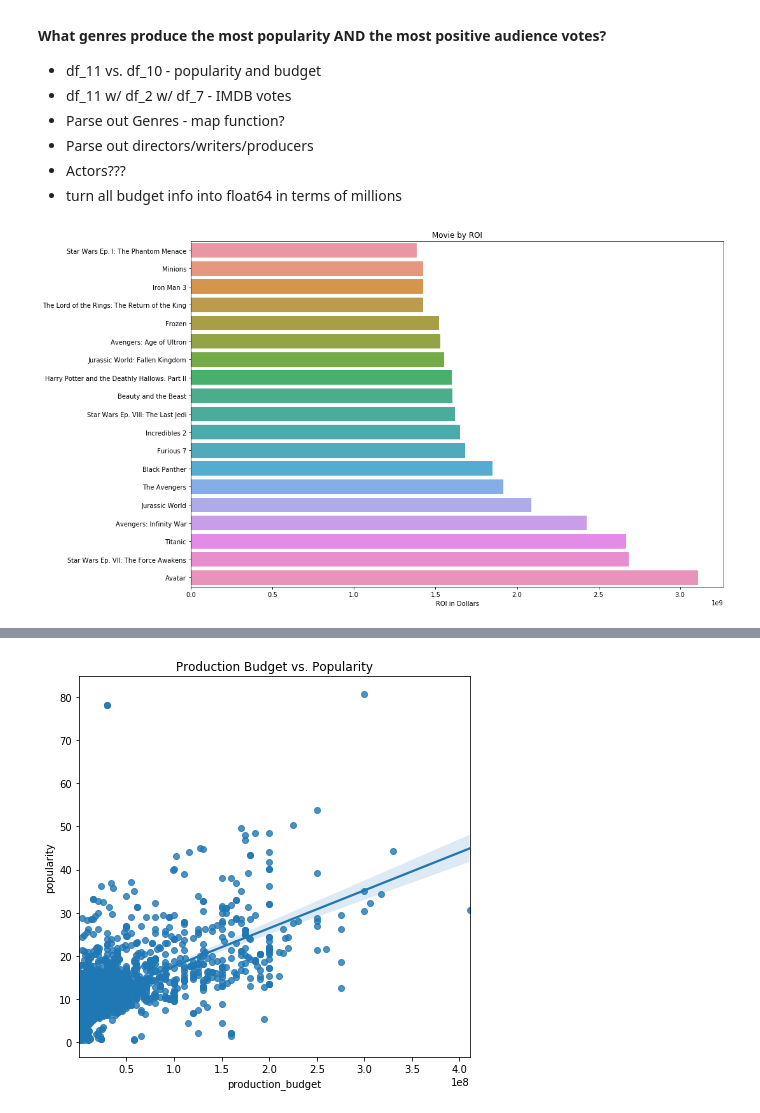
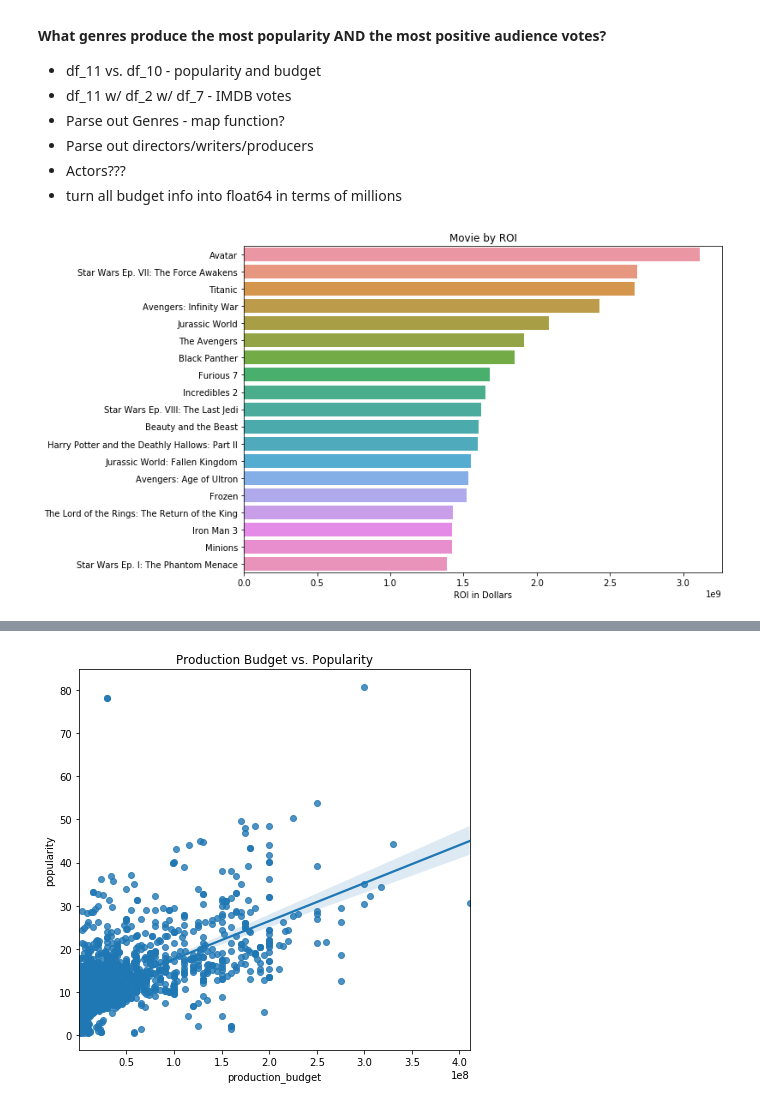
Before and after one commit to andrewkmooney/Movie-Analysis, a Jupyter notebook: Data Exploration Workbook.ipynb, the cells around one changed output, grey strips where cells are left out. Cells and saved outputs as stored; diff of their text form; code cells hidden in the pictures.

```diff
--- a/Data Exploration Workbook.ipynb
+++ b/Data Exploration Workbook.ipynb
@@ -107,7 +107,7 @@ def clean_title(title):
 
     '''
     Takes a string and normalizes it by removing excess symbols that could be ambiguous
-    Also removes any dates attached to titles
+    Also removes any dates attached to titles. These will be added back in during data cleaning.
     '''
 
     c_title = ''
@@ -166,6 +166,6 @@ imdb_df = imdb_df.loc[:,['title_id','title','primary_title','start_year','runtim
 imdb_df['clean_title'] = imdb_df.title.map(lambda x: clean_title(x))
 
 #Renames columns to clean. Splits genres into a list that can be parsed later.
-imdb_df.rename(columns={'start_year':'year','runtime_minutes':'runtime'},inplace=True)
-imdb_df['clean_title'] = imdb_df['clean_title'].str.cat(imdb_df['year'].astype(str),sep=' ')
+imdb_df.rename(columns={'start_year':'year','runtime_minutes':'runtime'},inplace=True) #Change year into string?
+imdb_df['clean_title'] = imdb_df['clean_title'] + " " + imdb_df['year'].astype(str)
 # %%
@@ -195,7 +195,7 @@ box_gross_final = box_gross_tconst_df
 budget_df.rename(columns={'movie':'title'},inplace=True)
 budget_df['year'] = budget_df.release_date.map(lambda x: x.split()[-1])
 budget_df['clean_title'] = budget_df.title.map(lambda x: clean_title(x))
-budget_df['clean_title'] = budget_df['clean_title'].str.cat(budget_df['year'],sep=' ')
+budget_df['clean_title'] = budget_df['clean_title'] + ' ' + budget_df['year'].astype(str)
 
 budget_tconst_df = budget_df.merge(imdb_df, how='left',on='clean_title')
 budget_tconst_df.drop_duplicates(inplace=True)
@@ -211,16 +211,17 @@ final_budget_df = budget_tconst_df
 # %%
 #Creates an ROI column for films and creates a column with a boolean value based on whether or not it's profitable
 final_budget_df['ROI'] = final_budget_df['worldwide_gross'] + final_budget_df['domestic_gross'] - final_budget_df['production_budget']
+final_budget_df['ROI%'] = final_budget_df['ROI']/final_budget_df['production_budget']
 budget_ROI_df = final_budget_df.sort_values(by='ROI',ascending=False)
 budget_ROI_df['Profitable'] = budget_ROI_df.ROI.map(lambda x: x>0)
 
 
-x_values = list(budget_ROI_df.title[:20])[::-1]
-y_values = list(budget_ROI_df.ROI[:20])[::-1]
+x_values = list(budget_ROI_df.title[:20])
+y_values = list(budget_ROI_df.ROI[:20])
 
-plt.figure(figsize=(15,10))
+plt.figure(figsize=(10,7))
 sns.barplot(y=x_values, x=y_values, data = final_budget_df, orient='h')
 plt.xlabel('ROI in Dollars')
 plt.title('Movie by ROI');
 # %% [output]
-[figure, old version]
+[figure, new version]
```
Also changed, not shown: parts of 47 cells of this notebook, 3 other files.
